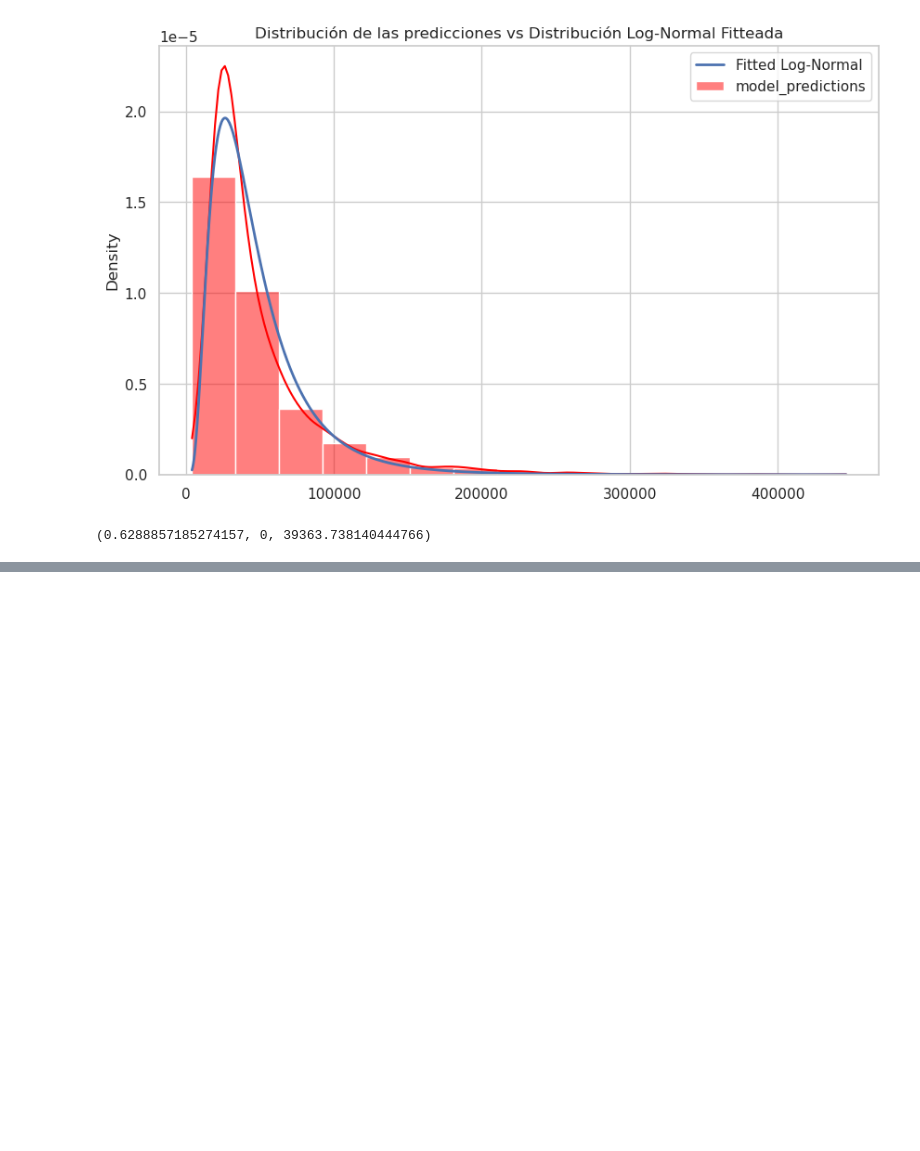
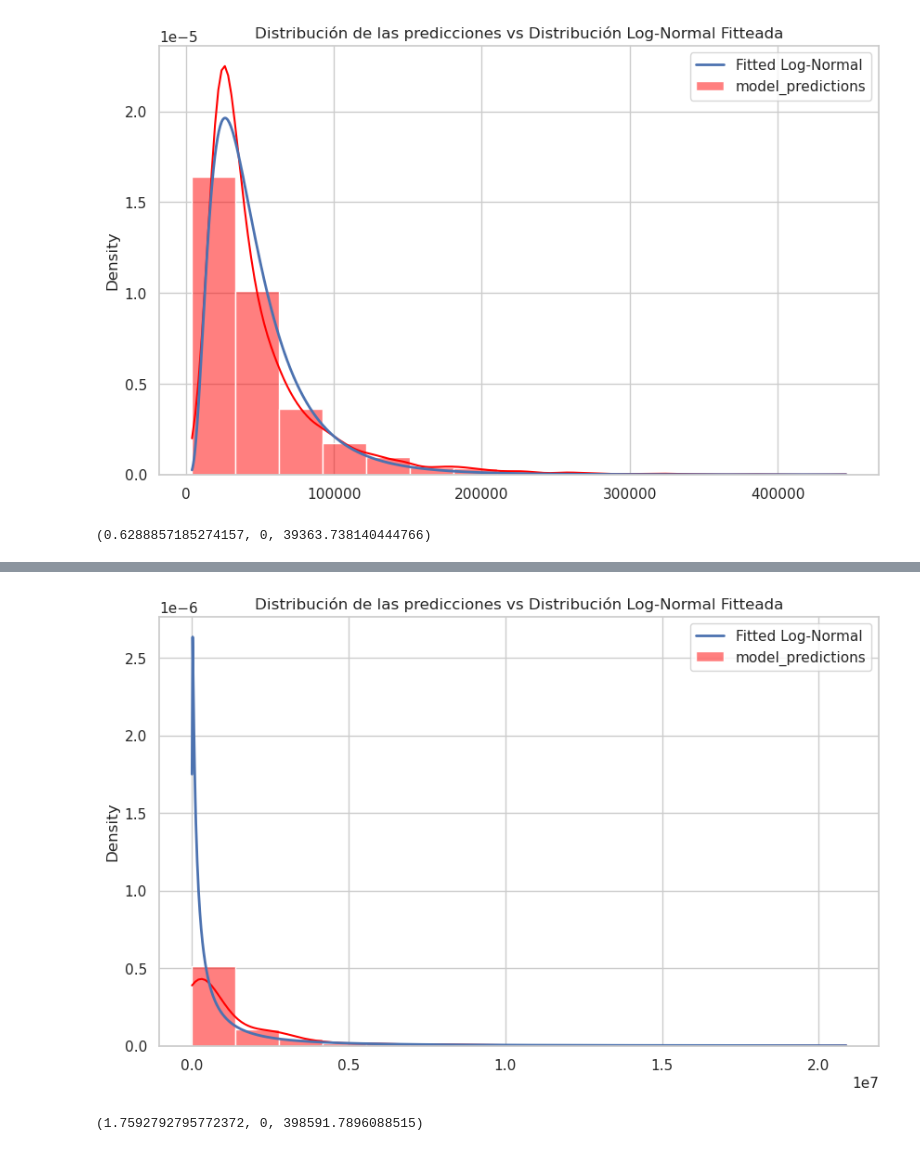
Before and after one commit to fedeegiorgi/proyecto-final, a Jupyter notebook: src/distribucion/analisis_distribucion.ipynb, the cells around one changed output, grey strips where cells are left out. Saved outputs shown, nothing was run; the diff lists cells and outputs as text; code cells hidden in the pictures; blank space fills up the shorter version.

```diff
--- a/src/distribucion/analisis_distribucion.ipynb
+++ b/src/distribucion/analisis_distribucion.ipynb
@@ -580,0 +617,11 @@ plot_log_normal_fit(predictions_height, 'house_8L')
+# %%
+# https://www.kaggle.com/datasets/ultimus/football-wages-prediction
+
+dataset_filepath = 'salary_football.csv'  # Aquí se incluirían las rutas a los datasets
+pred_col_name = 'Wage'  # Columna a predecir
+dataset_salary, mse_salary, predictions_salary = process_dataset(dataset_filepath, pred_col_name)
+# %%
+plot_log_normal_fit(predictions_salary, 'salary_football')
+# %% [output]
+[figure, added]
+(1.7592792795772372, 0, 398591.7896088515)
```
Also changed, not shown: parts of 18 cells of this notebook, 13 other files.
